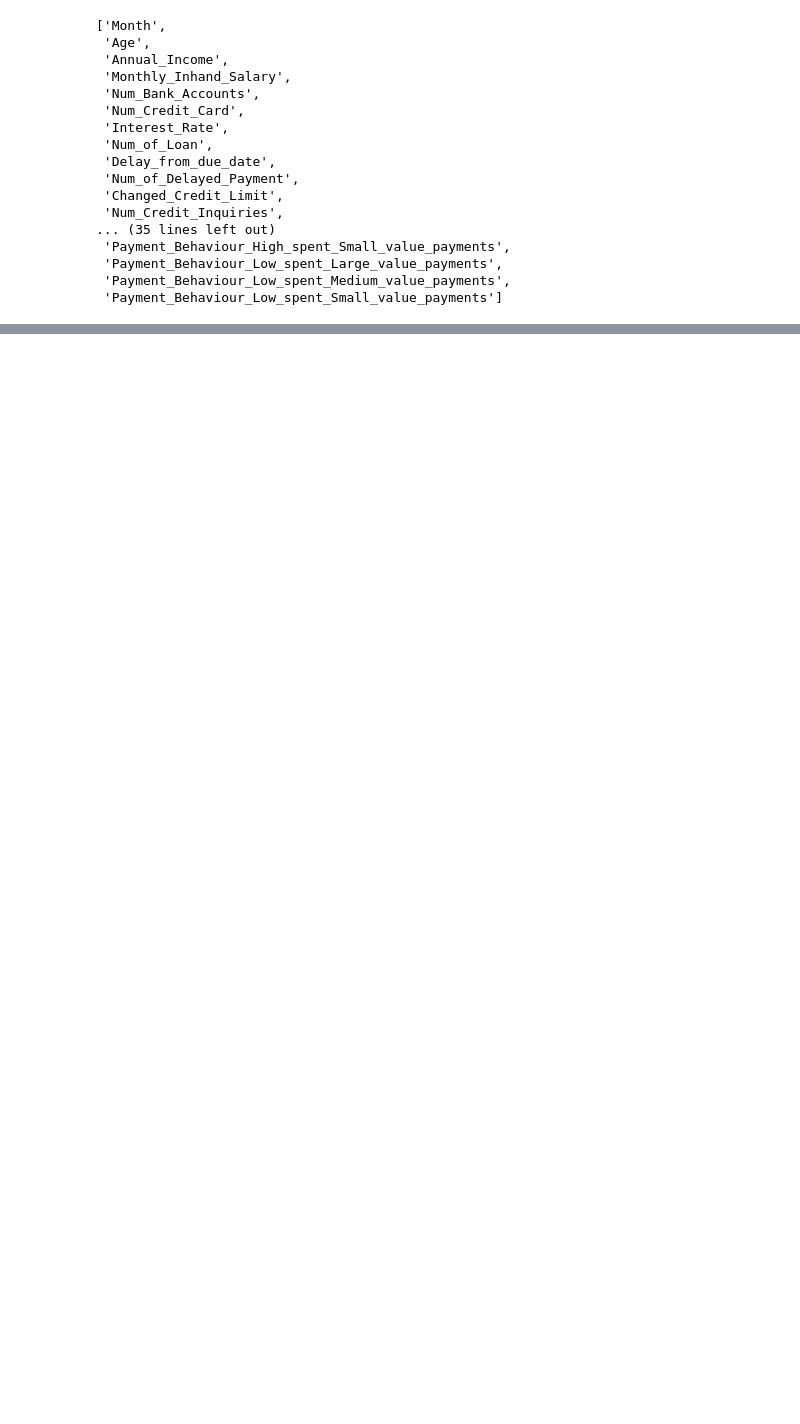
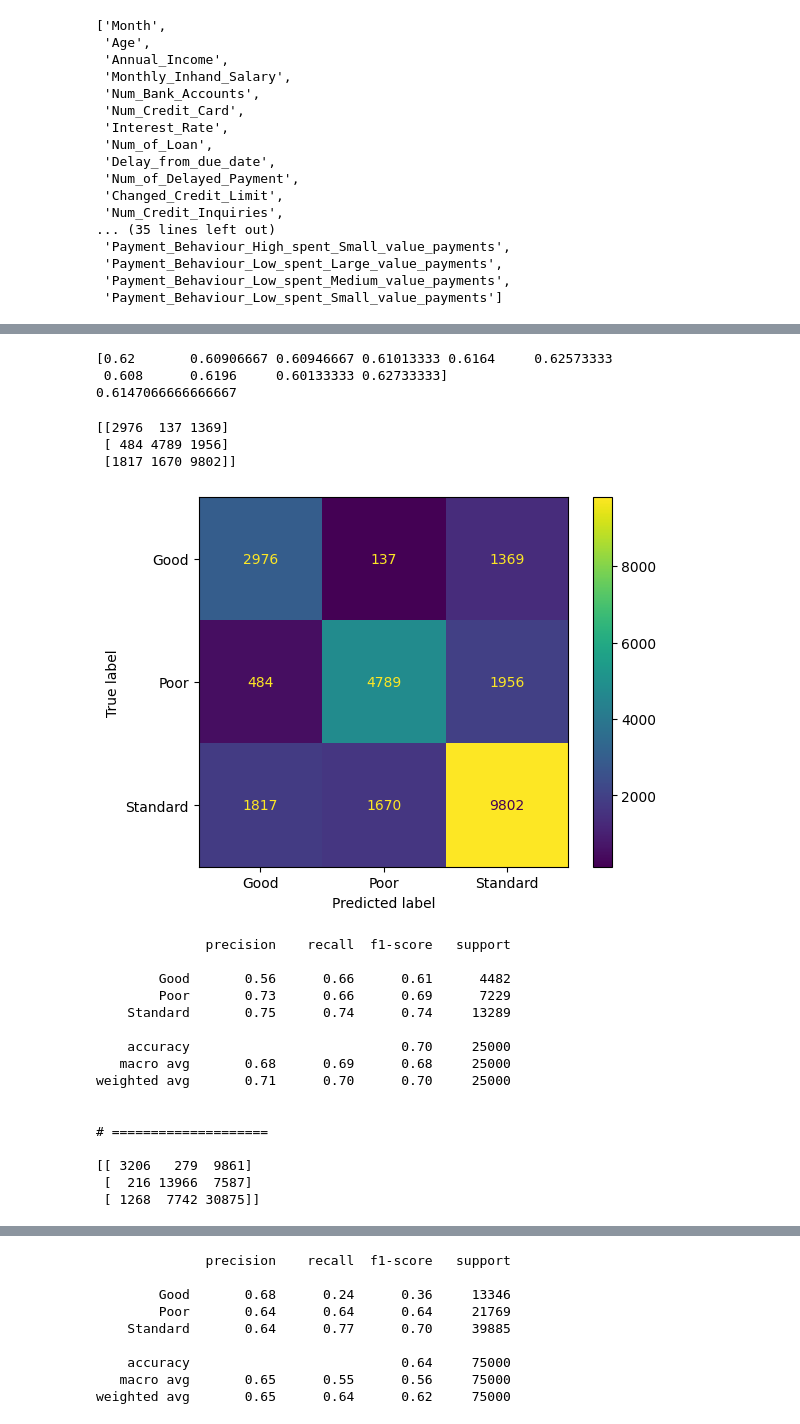
Before and after one commit to jpdefo/Credit-Score-Analysis, a Jupyter notebook: credit_score.ipynb, the cells around one changed output, grey strips where cells are left out. Saved outputs shown, nothing was run; the diff lists cells and outputs as text; code cells hidden in the pictures; blank space fills up the shorter version.

```diff
--- a/credit_score.ipynb
+++ b/credit_score.ipynb
@@ -2379,0 +2512,46 @@ KeyboardInterrupt:
+# %%
+lista_etapas = [("std_scaler", StandardScaler()),
+                ('knn', KNeighborsClassifier(n_neighbors=10))]
+
+pipe = Pipeline(lista_etapas)
+
+scores = cross_val_score(pipe, X_train, y_train, cv=10, scoring='accuracy')
+
+print(scores)
+
+print(scores.mean())
+# %% [output]
+[0.62       0.60906667 0.60946667 0.61013333 0.6164     0.62573333
+ 0.608      0.6196     0.60133333 0.62733333]
+0.6147066666666667
+# %%
+lista_etapas = [("std_scaler", StandardScaler()),
+                ("rf", RandomForestClassifier(n_estimators=3, \
+                                                   max_depth=5, \
+                                                   random_state=42, \
+                                                   n_jobs=-1))]
+
+pipe_rf = Pipeline(lista_etapas).fit(X_train, y_train)
+
+print_resultados(X_train, y_train, X_test, y_test, y_pred_test, pipe_rf)
+# %% [output]
+[[2976  137 1369]
+ [ 484 4789 1956]
+ [1817 1670 9802]]
+[figure, added]
+              precision    recall  f1-score   support
+
+        Good       0.56      0.66      0.61      4482
+        Poor       0.73      0.66      0.69      7229
+    Standard       0.75      0.74      0.74     13289
+
+    accuracy                           0.70     25000
+   macro avg       0.68      0.69      0.68     25000
+weighted avg       0.71      0.70      0.70     25000
+
+
+# ====================
+
+[[ 3206   279  9861]
+ [  216 13966  7587]
+ [ 1268  7742 30875]]
@@ -2379,0 +2559,9 @@ KeyboardInterrupt:
+              precision    recall  f1-score   support
+
+        Good       0.68      0.24      0.36     13346
+        Poor       0.64      0.64      0.64     21769
+    Standard       0.64      0.77      0.70     39885
+
+    accuracy                           0.64     75000
+   macro avg       0.65      0.55      0.56     75000
+weighted avg       0.65      0.64      0.62     75000
```
Also changed, not shown: parts of 28 cells of this notebook.
